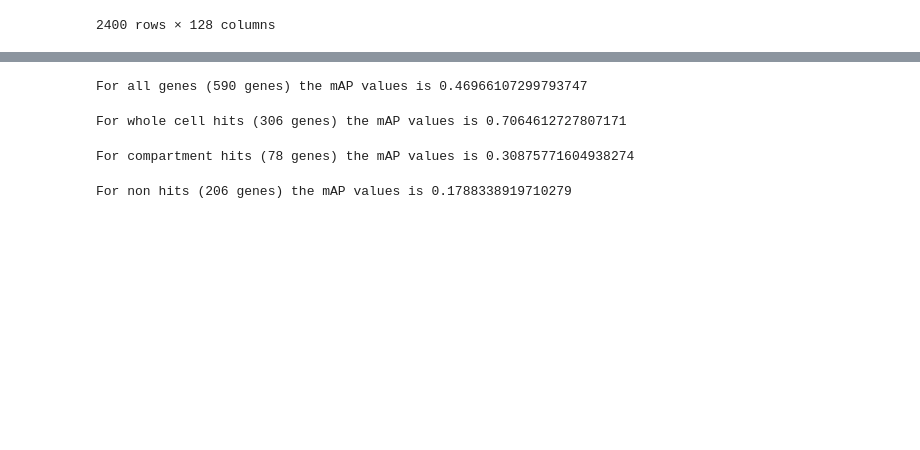
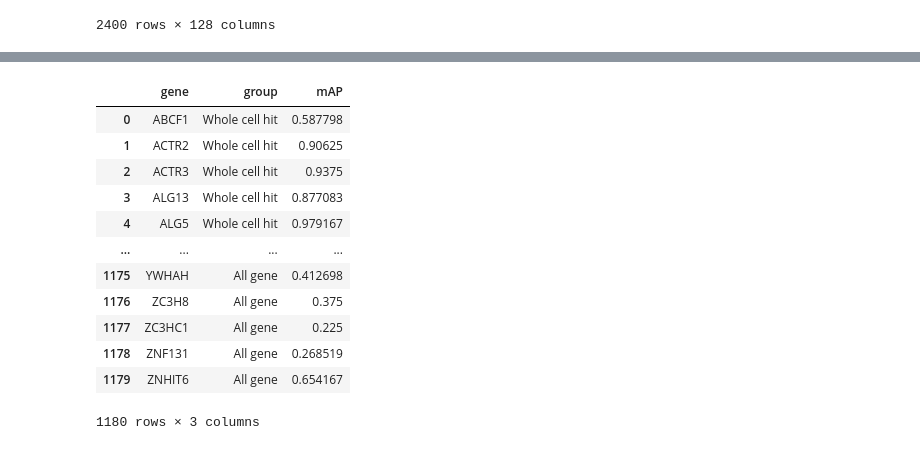
Before and after one commit to MerajRamezani/SABER_Pilot_data_analysis, a Jupyter notebook: SABER-1-2/4_guide_mAP_analysis_pca_updated.ipynb, the cells around one changed output, grey strips where cells are left out. Saved outputs shown, nothing was run; the diff lists cells and outputs as text; code cells hidden in the pictures; blank space fills up the shorter version.

```diff
--- a/SABER-1-2/4_guide_mAP_analysis_pca_updated.ipynb
+++ b/SABER-1-2/4_guide_mAP_analysis_pca_updated.ipynb
@@ -175,51 +177,31 @@ def calculate_map(df_guide, gene):
         guide_ap = ap_from_cosine_df(cosine_df,gene,10)
         ap_list.append(guide_ap)
     return np.mean(ap_list)
-# %%
-genes_list = all_genes_list
-map_list = []
-for i in range(len(genes_list)):
-    gene = genes_list[i]
-    #print(f"Calculating mean average precision for gene: {gene}")
-    gene_map = calculate_map(df_guide_pca_updated, gene)
-    #map_list.append([gene, gene_map])
-    map_list.append(gene_map)
-print(f'For all genes ({len(all_genes_list)} genes) the mAP values is',np.mean(map_list))
-# %% [output]
-For all genes (590 genes) the mAP values is 0.46966107299793747
-# %%
-genes_list = whole_cell_hit_list
-map_list = []
-for i in range(len(genes_list)):
-    gene = genes_list[i]
-    #print(f"Calculating mean average precision for gene: {gene}")
-    gene_map = calculate_map(df_guide_pca_updated, gene)
-    #map_list.append([gene, gene_map])
-    map_list.append(gene_map)
-print(f'For whole cell hits ({len(whole_cell_hit_list)} genes) the mAP values is',np.mean(map_list))
-# %% [output]
-For whole cell hits (306 genes) the mAP values is 0.7064612727807171
-# %%
-genes_list = comp_spec_hit_list
-map_list = []
-for i in range(len(genes_list)):
-    gene = genes_list[i]
-    #print(f"Calculating mean average precision for gene: {gene}")
-    gene_map = calculate_map(df_guide_pca_updated, gene)
-    #map_list.append([gene, gene_map])
-    map_list.append(gene_map)
-print(f'For compartment hits ({len(comp_spec_hit_list)} genes) the mAP values is',np.mean(map_list))
-# %% [output]
-For compartment hits (78 genes) the mAP values is 0.30875771604938274
-# %%
-genes_list = non_hit_list
-map_list = []
-for i in range(len(genes_list)):
-    gene = genes_list[i]
-    #print(f"Calculating mean average precision for gene: {gene}")
-    gene_map = calculate_map(df_guide_pca_updated, gene)
-    #map_list.append([gene, gene_map])
-    map_list.append(gene_map)
-print(f'For non hits ({len(non_hit_list)} genes) the mAP values is',np.mean(map_list))
-# %% [output]
-For non hits (206 genes) the mAP values is 0.1788338919710279
+# %%
+df_results = pd.DataFrame(index=list(np.arange(0,len(all_genes_list))),columns=['gene','group','mAP'])
+counter = 0
+for group in groups:
+    for i in range(len(groups_dic[group])):
+        gene = groups_dic[group][i]
+        gene_map = calculate_map(df_guide_pca_updated, gene)
+        df_results.loc[counter,'gene'] = gene
+        df_results.loc[counter,'group'] = group
+        df_results.loc[counter,'mAP'] = gene_map
+        counter+=1
+
+df_results.to_csv(os.path.join(output_folder,'CP498_SABER_1_2_mAP_values.csv'),index=False)
+df_results
+# %% [output]
+|  | gene | group | mAP |
+| 0 | ABCF1 | Whole cell hit | 0.587798 |
+| 1 | ACTR2 | Whole cell hit | 0.90625 |
+| 2 | ACTR3 | Whole cell hit | 0.9375 |
+| 3 | ALG13 | Whole cell hit | 0.877083 |
+| 4 | ALG5 | Whole cell hit | 0.979167 |
+| ... | ... | ... | ... |
+| 1175 | YWHAH | All gene | 0.412698 |
+| 1176 | ZC3H8 | All gene | 0.375 |
+| 1177 | ZC3HC1 | All gene | 0.225 |
+| 1178 | ZNF131 | All gene | 0.268519 |
+| 1179 | ZNHIT6 | All gene | 0.654167 |
+1180 rows × 3 columns
```
Also changed, not shown: parts of 4 cells of this notebook, 48 other files.
